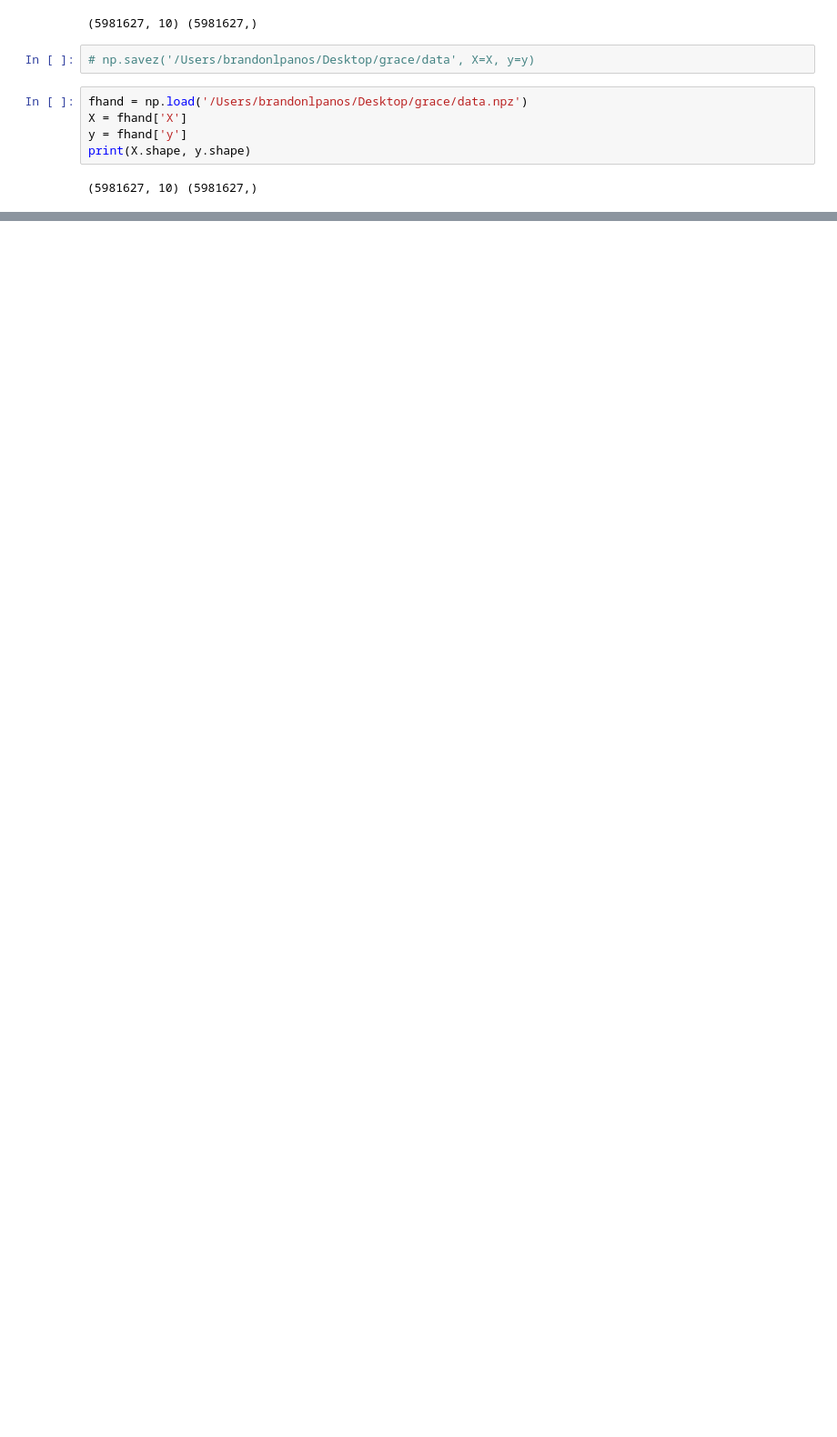
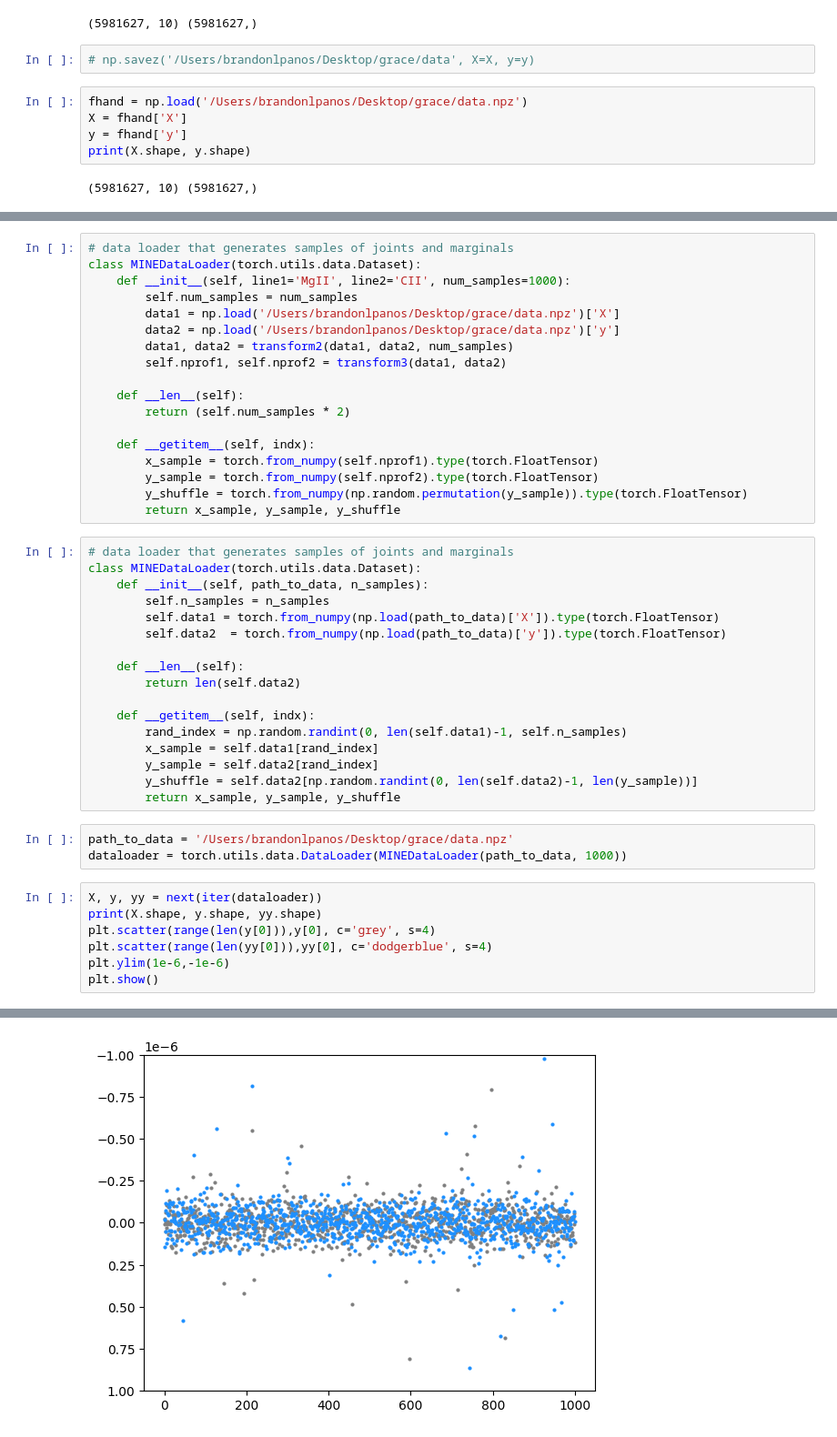
Before and after one commit to brandonlpanos/grace, a Jupyter notebook: grace.ipynb, the cells around one changed output, grey strips where cells are left out. Shown at 91% size. Saved outputs shown, nothing was run; the diff lists cells and outputs as text; blank space fills up the shorter version.

```diff
--- a/grace.ipynb
+++ b/grace.ipynb
@@ -80,0 +92,46 @@ print(X.shape, y.shape)
+# %%
+# data loader that generates samples of joints and marginals
+class MINEDataLoader(torch.utils.data.Dataset):
+    def __init__(self, line1='MgII', line2='CII', num_samples=1000):
+        self.num_samples = num_samples
+        data1 = np.load('/Users/brandonlpanos/Desktop/grace/data.npz')['X']
+        data2 = np.load('/Users/brandonlpanos/Desktop/grace/data.npz')['y']
+        data1, data2 = transform2(data1, data2, num_samples)
+        self.nprof1, self.nprof2 = transform3(data1, data2)
+
+    def __len__(self):
+        return (self.num_samples * 2)
+
+    def __getitem__(self, indx):
+        x_sample = torch.from_numpy(self.nprof1).type(torch.FloatTensor)
+        y_sample = torch.from_numpy(self.nprof2).type(torch.FloatTensor)
+        y_shuffle = torch.from_numpy(np.random.permutation(y_sample)).type(torch.FloatTensor)
+        return x_sample, y_sample, y_shuffle
+# %%
+# data loader that generates samples of joints and marginals
+class MINEDataLoader(torch.utils.data.Dataset):
+    def __init__(self, path_to_data, n_samples):
+        self.n_samples = n_samples
+        self.data1 = torch.from_numpy(np.load(path_to_data)['X']).type(torch.FloatTensor)
+        self.data2  = torch.from_numpy(np.load(path_to_data)['y']).type(torch.FloatTensor)
+
+    def __len__(self):
+        return len(self.data2)
+
+    def __getitem__(self, indx):
+        rand_index = np.random.randint(0, len(self.data1)-1, self.n_samples)
+        x_sample = self.data1[rand_index]
+        y_sample = self.data2[rand_index]
+        y_shuffle = self.data2[np.random.randint(0, len(self.data2)-1, len(y_sample))]
+        return x_sample, y_sample, y_shuffle
+# %%
+path_to_data = '/Users/brandonlpanos/Desktop/grace/data.npz'
+dataloader = torch.utils.data.DataLoader(MINEDataLoader(path_to_data, 1000))
+# %%
+X, y, yy = next(iter(dataloader))
+print(X.shape, y.shape, yy.shape)
+plt.scatter(range(len(y[0])),y[0], c='grey', s=4)
+plt.scatter(range(len(yy[0])),yy[0], c='dodgerblue', s=4)
+plt.ylim(1e-6,-1e-6)
+plt.show()
+# %% [output]
@@ -80,0 +139 @@ print(X.shape, y.shape)
+[figure, added]
```
Also changed, not shown: parts of 9 cells of this notebook.
